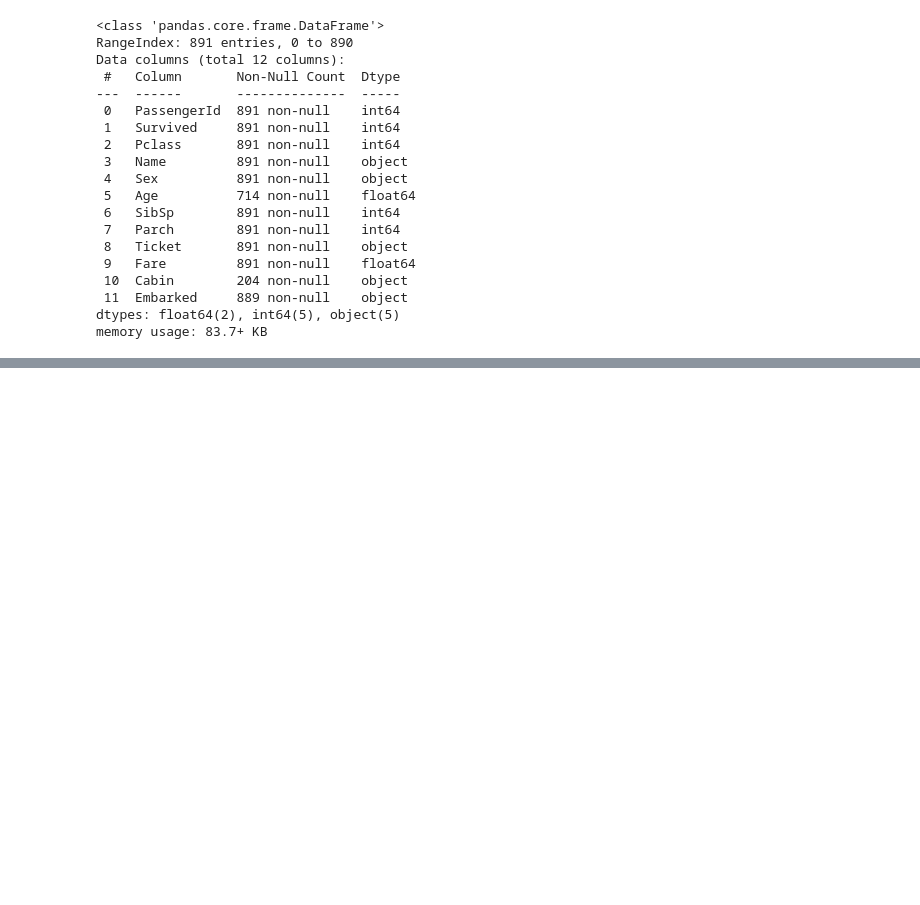
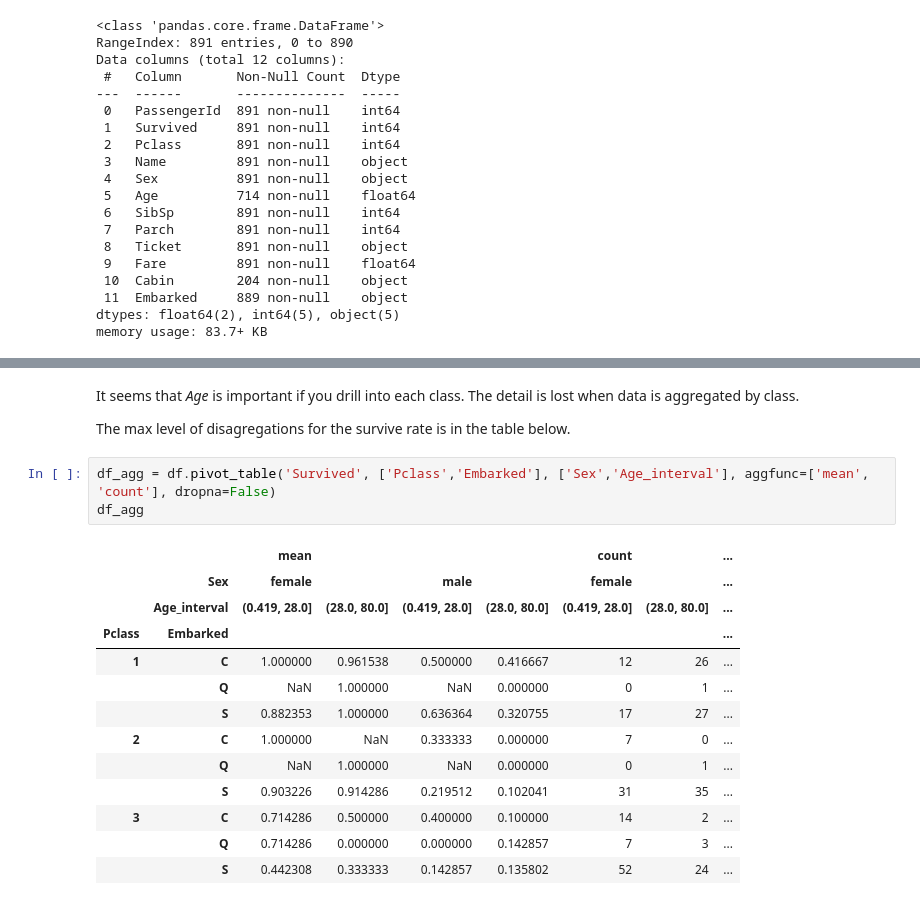
Before and after one commit to brunocgf/CertificationUT_DS, a Jupyter notebook: Fundations_of_DS/Module04/assignment2.ipynb, the cells around one changed output, grey strips where cells are left out. Saved outputs shown, nothing was run; the diff lists cells and outputs as text; blank space fills up the shorter version.

```diff
--- a/Fundations_of_DS/Module04/assignment2.ipynb
+++ b/Fundations_of_DS/Module04/assignment2.ipynb
@@ -88,0 +175,21 @@ Name: Cabin, Length: 891, dtype: object
+# %% [markdown]
+It seems that *Age* is important if you drill into each class. The detail is lost when data is aggregated by class.
+
+The max level of disagregations for the survive rate is in the table below.
+# %%
+df_agg = df.pivot_table('Survived', ['Pclass','Embarked'], ['Sex','Age_interval'], aggfunc=['mean', 'count'], dropna=False)
+df_agg
+# %% [output]
+|  |  | mean |  |  |  | count |  | ... |
+|  | Sex | female |  | male |  | female |  | ... |
+|  | Age_interval | (0.419, 28.0] | (28.0, 80.0] | (0.419, 28.0] | (28.0, 80.0] | (0.419, 28.0] | (28.0, 80.0] | ... |
+| Pclass | Embarked |  |  |  |  |  |  | ... |
+| 1 | C | 1.000000 | 0.961538 | 0.500000 | 0.416667 | 12 | 26 | ... |
+|  | Q | NaN | 1.000000 | NaN | 0.000000 | 0 | 1 | ... |
+|  | S | 0.882353 | 1.000000 | 0.636364 | 0.320755 | 17 | 27 | ... |
+| 2 | C | 1.000000 | NaN | 0.333333 | 0.000000 | 7 | 0 | ... |
+|  | Q | NaN | 1.000000 | NaN | 0.000000 | 0 | 1 | ... |
+|  | S | 0.903226 | 0.914286 | 0.219512 | 0.102041 | 31 | 35 | ... |
+| 3 | C | 0.714286 | 0.500000 | 0.400000 | 0.100000 | 14 | 2 | ... |
+|  | Q | 0.714286 | 0.000000 | 0.000000 | 0.142857 | 7 | 3 | ... |
+|  | S | 0.442308 | 0.333333 | 0.142857 | 0.135802 | 52 | 24 | ... |
```
Also changed, not shown: parts of 28 cells of this notebook.
